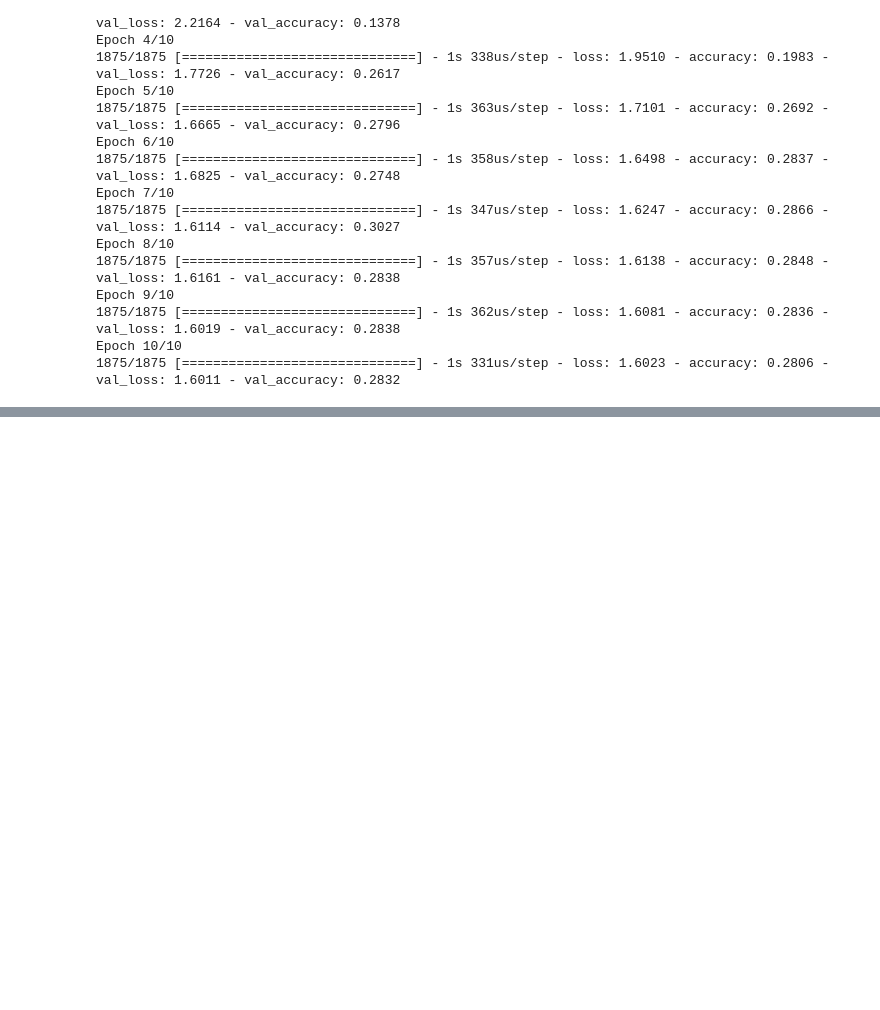
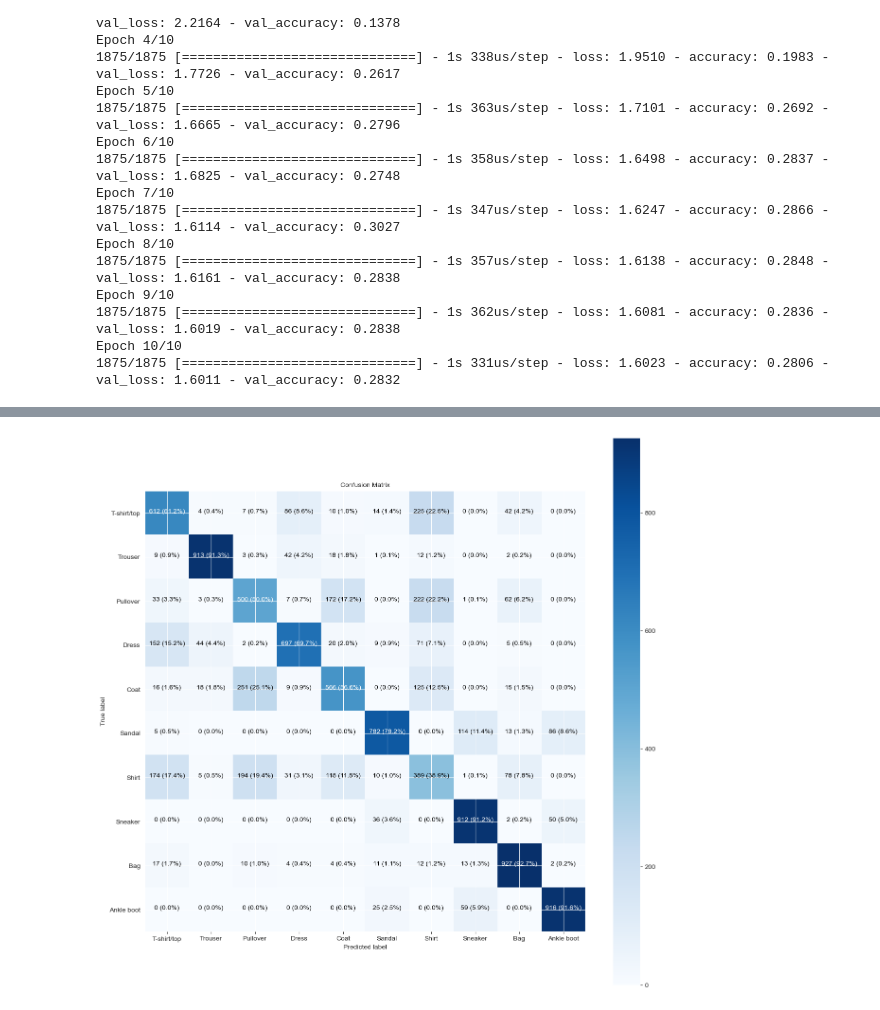
Before and after one commit to HkgCory/Neural_Network_Classification, a Jupyter notebook: multiclass_classification/multiclass_classification.ipynb, the cells around one changed output, grey strips where cells are left out. Cells and saved outputs as stored; diff of their text form; code cells hidden in the pictures; blank space fills up the shorter version.

```diff
--- a/multiclass_classification/multiclass_classification.ipynb
+++ b/multiclass_classification/multiclass_classification.ipynb
@@ -140,0 +251,20 @@ Epoch 10/10
+# %%
+tf.random.set_seed(42)
+
+model_4 = tf.keras.Sequential([
+    tf.keras.layers.Flatten(input_shape=(28, 28)),
+    tf.keras.layers.Dense(4, activation='relu'),
+    tf.keras.layers.Dense(4, activation='relu'),
+    tf.keras.layers.Dense(10, activation='softmax')
+])
+
+model_4.compile(loss=tf.keras.losses.SparseCategoricalCrossentropy(),
+                optimizer=tf.keras.optimizers.Adam(),
+                metrics=['accuracy'])
+
+
+model_4.fit(train_images_norm,
+            train_labels,
+            epochs=20,
+            validation_data=(test_images_norm, test_labels)
+            )
@@ -140,0 +330,4 @@ Epoch 10/10
+# %%
+y_probs = model_4.predict(test_images_norm)
+
+y_probs[:5]
@@ -140,0 +359,4 @@ Epoch 10/10
+# %%
+y_preds = y_probs.argmax(axis=1)
+
+y_preds[:10]
@@ -140,0 +380,8 @@ Epoch 10/10
+# %%
+make_confusion_matrix(y_true=test_labels,
+                      y_pred=y_preds,
+                      classes=class_names,
+                      figsize=(15, 15),
+                      text_size=10)
+# %% [output]
+[figure, added]
```
Also changed, not shown: parts of 14 cells of this notebook.
